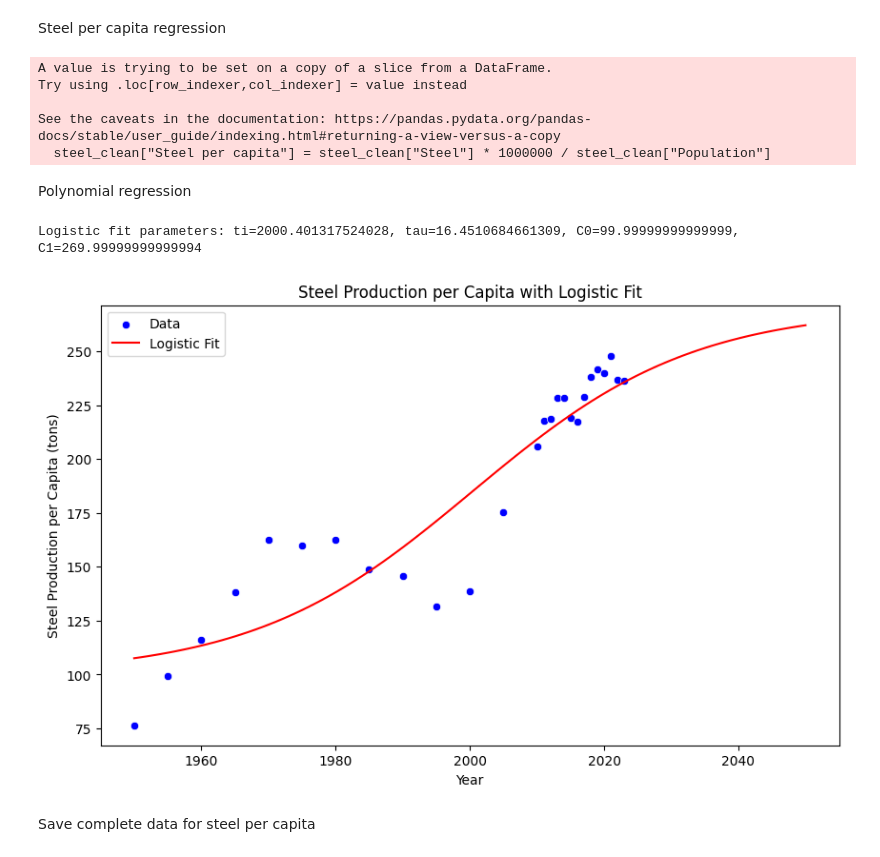
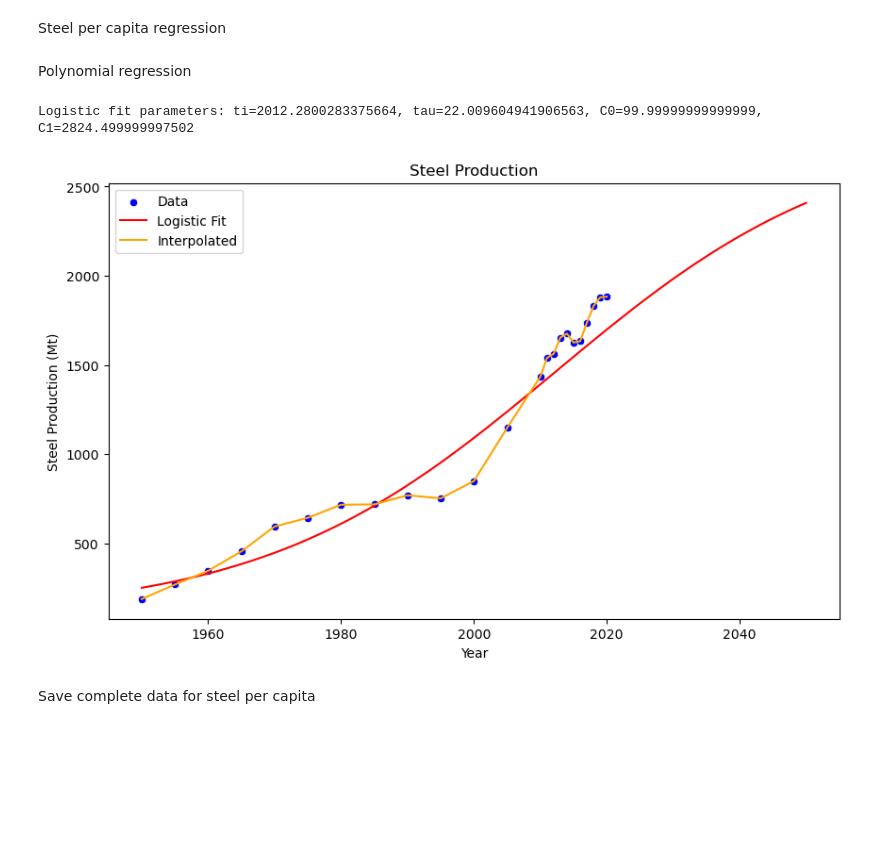
Before and after one commit to idaviktoria/master, a Jupyter notebook: electrolysers/raw_processing/steel_regression.ipynb, the cells around one changed output. Saved outputs shown, nothing was run; the diff lists cells and outputs as text; code cells hidden in the pictures; blank space fills up the shorter version.

```diff
--- a/electrolysers/raw_processing/steel_regression.ipynb
+++ b/electrolysers/raw_processing/steel_regression.ipynb
@@ -41,5 +33,26 @@ print(steel_data.head())
 # %% [markdown]
 Clean data
 # %%
-# Replace NaN values with 0
-#steel_data.fillna(0, inplace=True)
+# Remove steel values for 2021, 2022 and 2023 because they are post-covid and not representative for the future
+steel_data = steel_data[steel_data["Year"] < 2021]
+# %%
+# Find minimum and maximum steel production
+steel_min = steel_data["Steel"].min()
+steel_max = steel_data["Steel"].max()
+
+# Estimate steel inflow for missing years using linear interpolation
+steel_data["Steel Interpolated"] = steel_data["Steel"].interpolate(method='linear')
+
+# Define x and y for curve fitting
+x_data = steel_data["Year"].values
+y_data = steel_data["Steel Interpolated"].values
+
+# Plot the data
+plt.figure(figsize=(10, 6))
+sns.scatterplot(x=x_data, y=steel_data["Steel"], label="Data", color="blue")
+sns.lineplot(x=x_data, y=steel_data["Steel Interpolated"], label="Interpolated", color="orange")
+plt.title("Steel Production")
+plt.xlabel("Year")
+plt.ylabel("Steel Production (Mt)")
+plt.legend()
+plt.show()
@@ -50,57 +65,49 @@ Steel per capita regression
 def logistic(x:np.ndarray,ti:float,tau:float,C0:float,C1:float) -> np.ndarray:
     return (C1 - C0)/(1 + np.exp(-(x - ti) / tau)) + C0
 # %%
-# Find steel per capita
-steel_clean["Steel per capita"] = steel_clean["Steel"] * 1000000 / steel_clean["Population"]
-
 # Define x and y for curve fitting
-x_data = steel_clean["Year"].values
-y_data = steel_clean["Steel per capita"].values
+x_data = steel_data["Year"].values
+y_data = steel_data["Steel Interpolated"].values
-# %% [output]
-A value is trying to be set on a copy of a slice from a DataFrame.
-Try using .loc[row_indexer,col_indexer] = value instead
-
-See the caveats in the documentation: https://pandas.pydata.org/pandas-docs/stable/user_guide/indexing.html#returning-a-view-versus-a-copy
-  steel_clean["Steel per capita"] = steel_clean["Steel"] * 1000000 / steel_clean["Population"]
 # %% [markdown]
 Polynomial regression
 # %%
-# Fit the logistic function to the data
+# Fit the logistic function to the data to interpolate and extrapolate data
 p0 = [2000, 10, 0, 200]
 
 popt, pcov = curve_fit(
     logistic,
     x_data,
     y_data,
     p0=p0,
-    bounds=([1950, 1, 0, 0], [2050, 50, 100, 270]),
+    bounds=([1950, 1, 0, steel_min], [2050, 50, 100, steel_max * 1.5]),
     maxfev=10000
 )
 
 # Extract fitted parameters
 ti_fit, tau_fit, C0_fit, C1_fit = popt
 
 # Predict values using the fitted parameters
 extended_years = np.arange(1950, 2051)
 pred_logistic = logistic(extended_years, ti_fit, tau_fit, C0_fit, C1_fit)
 
 # Ensure predictions stay positive
 pred_logistic = np.maximum(pred_logistic, 0)
 
 print(f"Logistic fit parameters: ti={ti_fit}, tau={tau_fit}, C0={C0_fit}, C1={C1_fit}")
 
 # Plot the data and the fit
 plt.figure(figsize=(10, 6))
-sns.scatterplot(x=x_data, y=y_data, label="Data", color="blue")
+sns.scatterplot(x=x_data, y=steel_data["Steel"], label="Data", color="blue")
 sns.lineplot(x=extended_years, y=pred_logistic, label="Logistic Fit", color="red")
-plt.title("Steel Production per Capita with Logistic Fit")
+sns.lineplot(x=x_data, y=steel_data["Steel Interpolated"], label="Interpolated", color="orange")
+plt.title("Steel Production")
 plt.xlabel("Year")
-plt.ylabel("Steel Production per Capita (tons)")
+plt.ylabel("Steel Production (Mt)")
 plt.legend()
 plt.show()
 # %% [output]
-Logistic fit parameters: ti=2000.401317524028, tau=16.4510684661309, C0=99.99999999999999, C1=269.99999999999994
+Logistic fit parameters: ti=2012.2800283375664, tau=22.009604941906563, C0=99.99999999999999, C1=2824.499999997502
-[figure, old version]
+[figure, new version]
 # %% [markdown]
 Save complete data for steel per capita
 # %%
```
Also changed, not shown: parts of 7 cells of this notebook, 9 other files.
